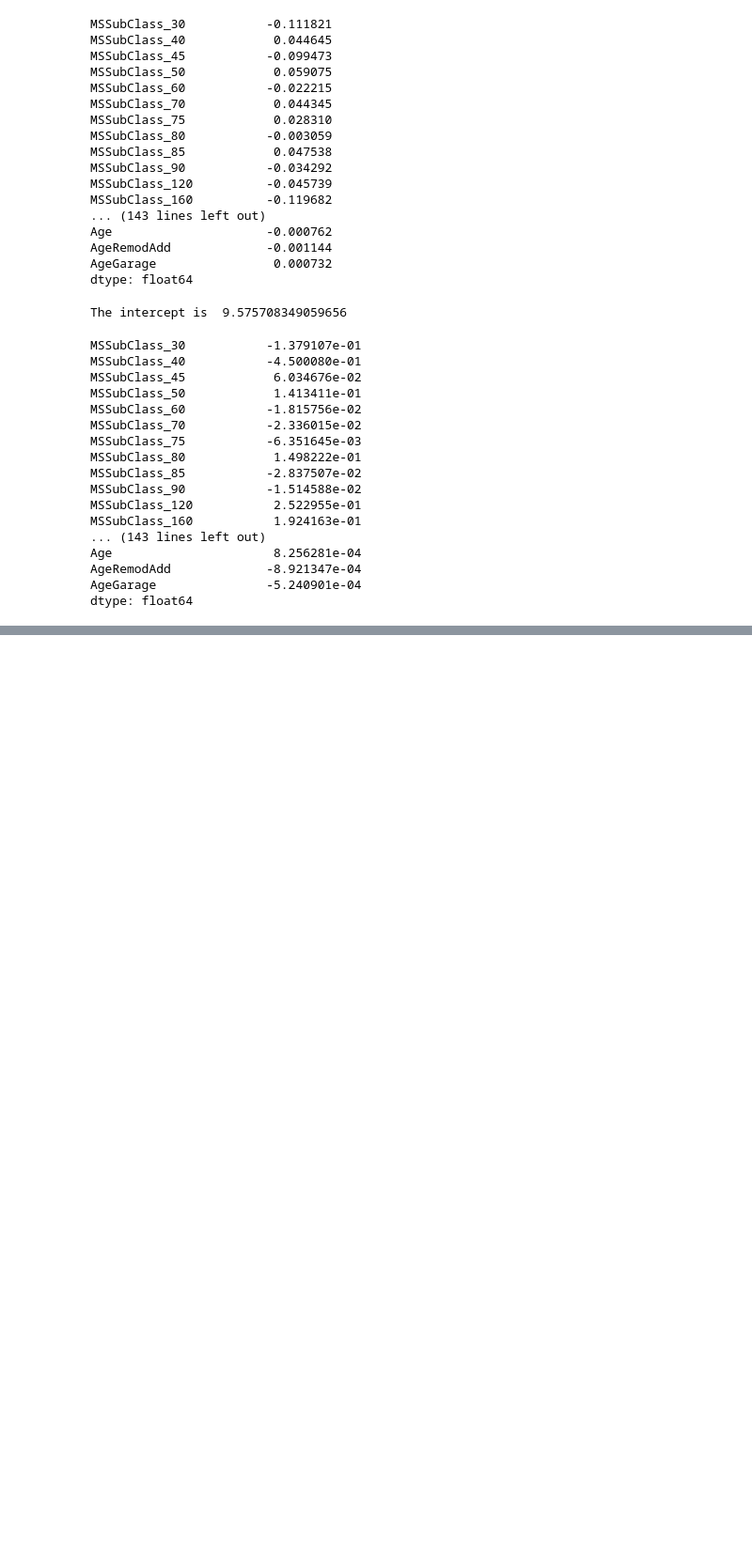
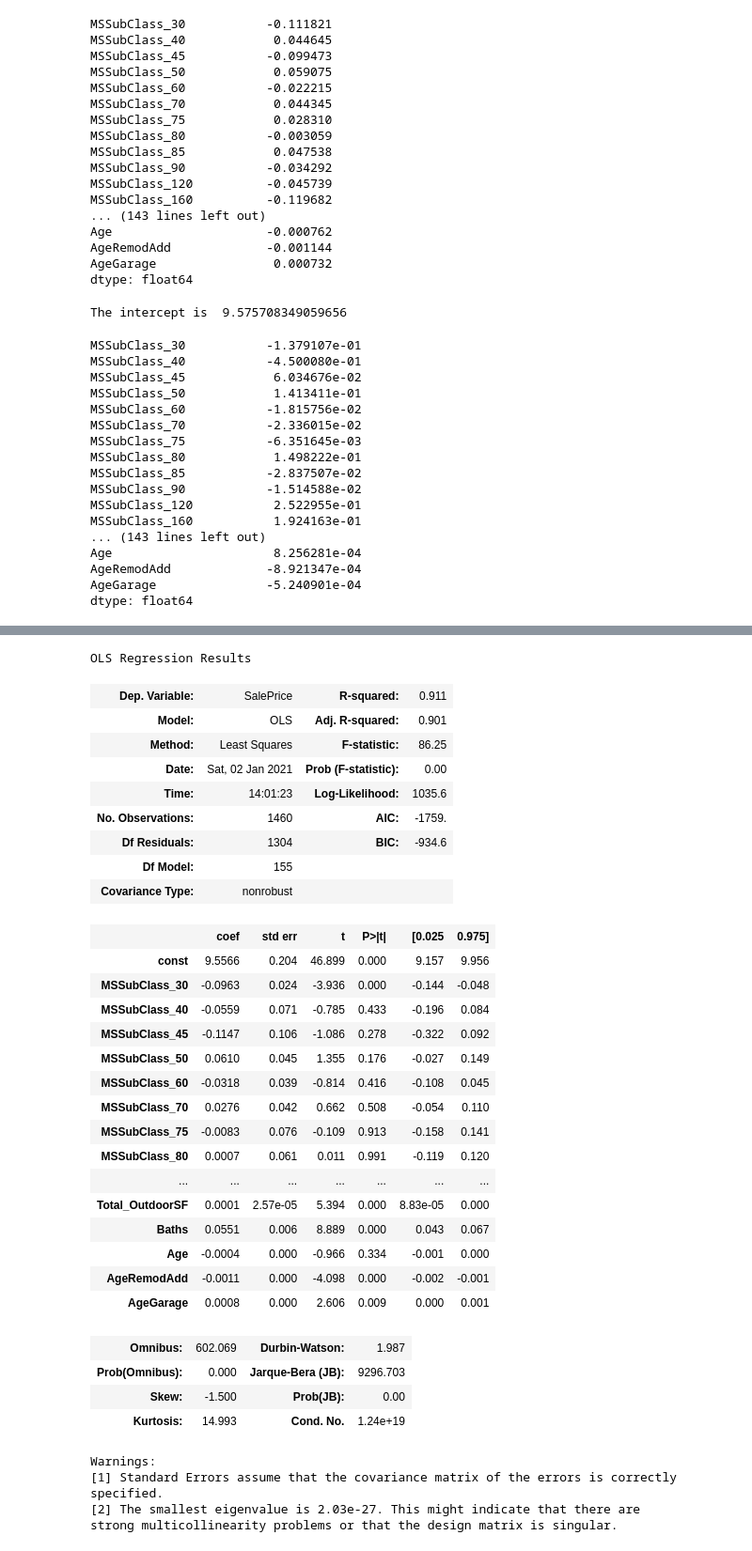
Before and after one commit to mwc201/Housing_Price_Prediction, a Jupyter notebook: ML_Models_RKedit.ipynb, the cells around one changed output, grey strips where cells are left out. Shown: that part at 94% size. Saved outputs shown, nothing was run; the diff lists cells and outputs as text; code cells hidden in the pictures; blank space fills up the shorter version.

```diff
--- a/ML_Models_RKedit.ipynb
+++ b/ML_Models_RKedit.ipynb
@@ -99,0 +130,41 @@ dtype: float64
+# %%
+import statsmodels.api as sm
+features_add=sm.add_constant(X)
+ols = sm.OLS(y,features_add)
+result = ols.fit()
+result.summary()
+# %% [output]
+OLS Regression Results
+| Dep. Variable: | SalePrice | R-squared: | 0.911 |
+| Model: | OLS | Adj. R-squared: | 0.901 |
+| Method: | Least Squares | F-statistic: | 86.25 |
+| Date: | Sat, 02 Jan 2021 | Prob (F-statistic): | 0.00 |
+| Time: | 14:01:23 | Log-Likelihood: | 1035.6 |
+| No. Observations: | 1460 | AIC: | -1759. |
+| Df Residuals: | 1304 | BIC: | -934.6 |
+| Df Model: | 155 |  |  |
+| Covariance Type: | nonrobust |  |  |
+|  | coef | std err | t | P>|t| | [0.025 | 0.975] |
+| const | 9.5566 | 0.204 | 46.899 | 0.000 | 9.157 | 9.956 |
+| MSSubClass_30 | -0.0963 | 0.024 | -3.936 | 0.000 | -0.144 | -0.048 |
+| MSSubClass_40 | -0.0559 | 0.071 | -0.785 | 0.433 | -0.196 | 0.084 |
+| MSSubClass_45 | -0.1147 | 0.106 | -1.086 | 0.278 | -0.322 | 0.092 |
+| MSSubClass_50 | 0.0610 | 0.045 | 1.355 | 0.176 | -0.027 | 0.149 |
+| MSSubClass_60 | -0.0318 | 0.039 | -0.814 | 0.416 | -0.108 | 0.045 |
+| MSSubClass_70 | 0.0276 | 0.042 | 0.662 | 0.508 | -0.054 | 0.110 |
+| MSSubClass_75 | -0.0083 | 0.076 | -0.109 | 0.913 | -0.158 | 0.141 |
+| MSSubClass_80 | 0.0007 | 0.061 | 0.011 | 0.991 | -0.119 | 0.120 |
+| ... | ... | ... | ... | ... | ... | ... |
+| Total_OutdoorSF | 0.0001 | 2.57e-05 | 5.394 | 0.000 | 8.83e-05 | 0.000 |
+| Baths | 0.0551 | 0.006 | 8.889 | 0.000 | 0.043 | 0.067 |
+| Age | -0.0004 | 0.000 | -0.966 | 0.334 | -0.001 | 0.000 |
+| AgeRemodAdd | -0.0011 | 0.000 | -4.098 | 0.000 | -0.002 | -0.001 |
+| AgeGarage | 0.0008 | 0.000 | 2.606 | 0.009 | 0.000 | 0.001 |
+| Omnibus: | 602.069 | Durbin-Watson: | 1.987 |
+| Prob(Omnibus): | 0.000 | Jarque-Bera (JB): | 9296.703 |
+| Skew: | -1.500 | Prob(JB): | 0.00 |
+| Kurtosis: | 14.993 | Cond. No. | 1.24e+19 |
+Warnings:
+[1] Standard Errors assume that the covariance matrix of the errors is correctly specified.
+[2] The smallest eigenvalue is 2.03e-27. This might indicate that there are
+strong multicollinearity problems or that the design matrix is singular.
```
Also changed, not shown: parts of 19 cells of this notebook.
